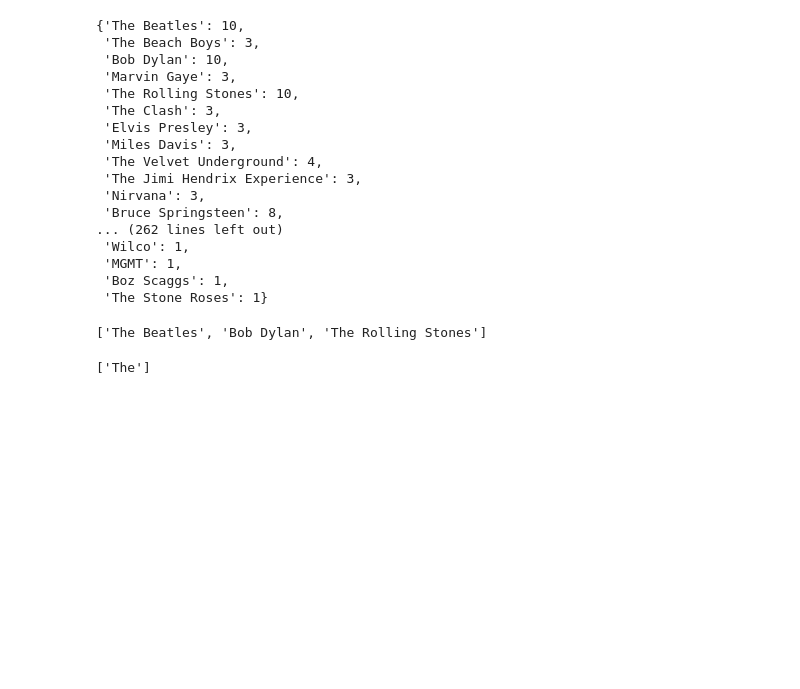
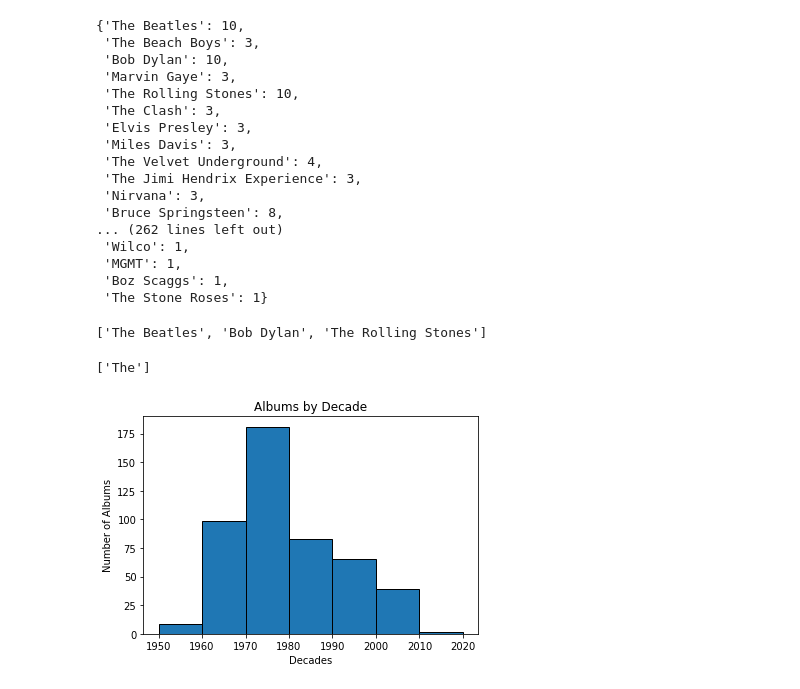
Before and after one commit to k0marrr1/nyc-mhtn-ds-010620-lectures, a Jupyter notebook: week_1/rolling_stones/Rolling Stones Project.ipynb, the cells around one changed output. Drawn from its saved outputs; the diff is of its cells as text; code cells hidden in the pictures; blank space fills up the shorter version.

```diff
--- a/week_1/rolling_stones/Rolling Stones Project.ipynb
+++ b/week_1/rolling_stones/Rolling Stones Project.ipynb
@@ -287,3 +290,21 @@ def pop_word():
 pop_word()
 # %% [output]
 ['The']
+# %%
+import matplotlib.pyplot as plt
+x = []
+album_int = [int(y) for y in x]
+
+
+
+
+for item in RS_dict:
+    x.append(item['year'])
+years = [int(year) for year in x]
+plt.hist(years, bins = 7, range = (1950, 2020), edgecolor='black')
+plt.xlabel('Decades')
+plt.ylabel('Number of Albums')
+plt.title('Albums by Decade')
+plt.show()
+# %% [output]
+[figure, added]
```
Also changed, not shown: parts of 3 cells of this notebook.
